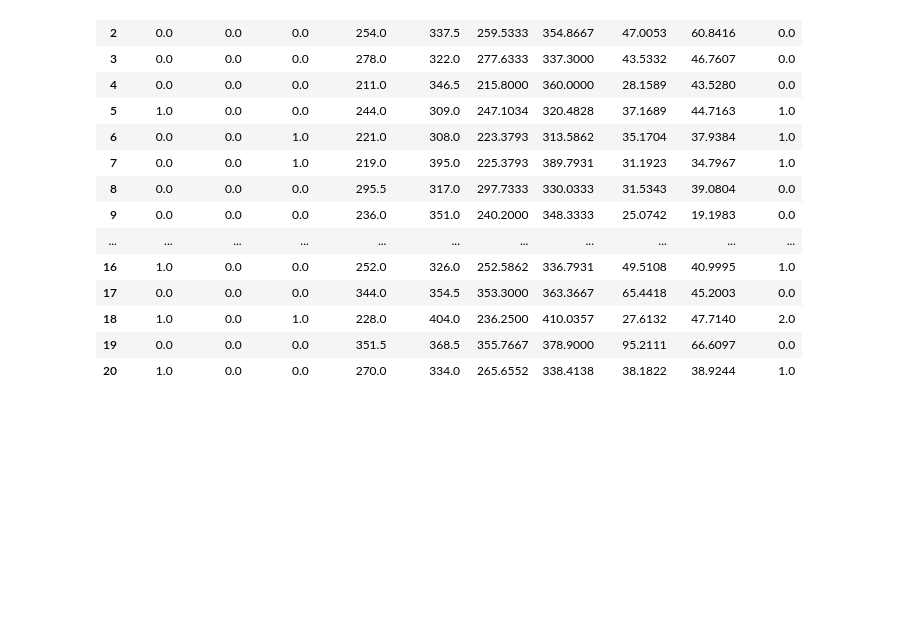
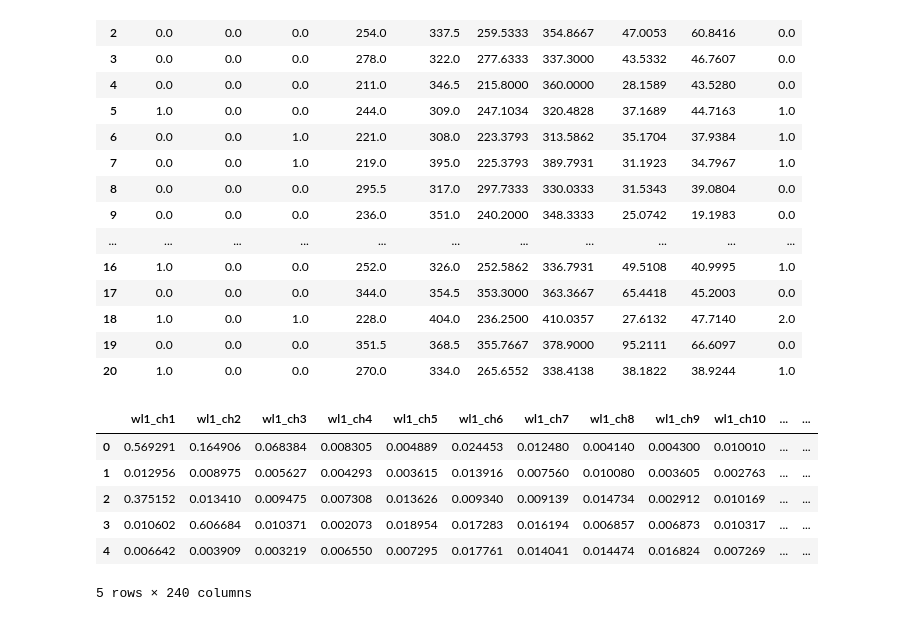
Before and after one commit to gracegmc/Sleepless-Minds, a Jupyter notebook: data/data_vis.ipynb, the cells around one changed output. Drawn from its saved outputs; the diff is of its cells as text; code cells hidden in the pictures; blank space fills up the shorter version.

```diff
--- a/data/data_vis.ipynb
+++ b/data/data_vis.ipynb
@@ -106,3 +106,49 @@ reaction
 | 18 | 1.0 | 0.0 | 1.0 | 228.0 | 404.0 | 236.2500 | 410.0357 | 27.6132 | 47.7140 | 2.0 |
 | 19 | 0.0 | 0.0 | 0.0 | 351.5 | 368.5 | 355.7667 | 378.9000 | 95.2111 | 66.6097 | 0.0 |
 | 20 | 1.0 | 0.0 | 0.0 | 270.0 | 334.0 | 265.6552 | 338.4138 | 38.1822 | 38.9244 | 1.0 |
+# %%
+import os
+import pandas as pd
+import numpy as np
+
+data_dir = "wavelength/"
+
+# Step 2: Get all .txt files in that folder
+txt_files = [f for f in os.listdir(data_dir) if f.endswith(".txt")]
+
+# Step 3: Dictionary to hold DataFrames per file
+dataframes = {}
+
+# Step 4: Read each wl1 and wl2 text file
+for filename in txt_files:
+    full_path = os.path.join(data_dir, filename)
+    base_name = filename.split("_")[0]  # grabs just '001'
+    suffix = "wl1" if "wl1" in filename else "wl2"
+
+    # Parse all whitespace-separated numbers into float array
+    with open(full_path, 'r') as file:
+        values = [float(x) for x in file.read().split()]
+
+    rows = len(values) // 120
+    reshaped = np.array(values[:rows * 120]).reshape(rows, 120)
+
+    df = pd.DataFrame(reshaped, columns=[f"{suffix}_ch{i+1}" for i in range(120)])
+    dataframes[f"{base_name}_{suffix}"] = df
+
+# Step 5: Combine wl1 and wl2 for each subject
+combined_data = {}
+for subject_id in set(k.replace("_wl1", "").replace("_wl2", "") for k in dataframes.keys()):
+    if f"{subject_id}_wl1" in dataframes and f"{subject_id}_wl2" in dataframes:
+        combined_df = pd.concat([dataframes[f"{subject_id}_wl1"], dataframes[f"{subject_id}_wl2"]], axis=1)
+        combined_data[subject_id] = combined_df
+
+# Step 6: Preview the combined dataframe for subject 001
+combined_data["001"].head()
+# %% [output]
+|  | wl1_ch1 | wl1_ch2 | wl1_ch3 | wl1_ch4 | wl1_ch5 | wl1_ch6 | wl1_ch7 | wl1_ch8 | wl1_ch9 | wl1_ch10 | ... | ... |
+| 0 | 0.569291 | 0.164906 | 0.068384 | 0.008305 | 0.004889 | 0.024453 | 0.012480 | 0.004140 | 0.004300 | 0.010010 | ... | ... |
+| 1 | 0.012956 | 0.008975 | 0.005627 | 0.004293 | 0.003615 | 0.013916 | 0.007560 | 0.010080 | 0.003605 | 0.002763 | ... | ... |
+| 2 | 0.375152 | 0.013410 | 0.009475 | 0.007308 | 0.013626 | 0.009340 | 0.009139 | 0.014734 | 0.002912 | 0.010169 | ... | ... |
+| 3 | 0.010602 | 0.606684 | 0.010371 | 0.002073 | 0.018954 | 0.017283 | 0.016194 | 0.006857 | 0.006873 | 0.010317 | ... | ... |
+| 4 | 0.006642 | 0.003909 | 0.003219 | 0.006550 | 0.007295 | 0.017761 | 0.014041 | 0.014474 | 0.016824 | 0.007269 | ... | ... |
+5 rows × 240 columns
```
Also changed, not shown: parts of 1 cell of this notebook, 42 other files.
